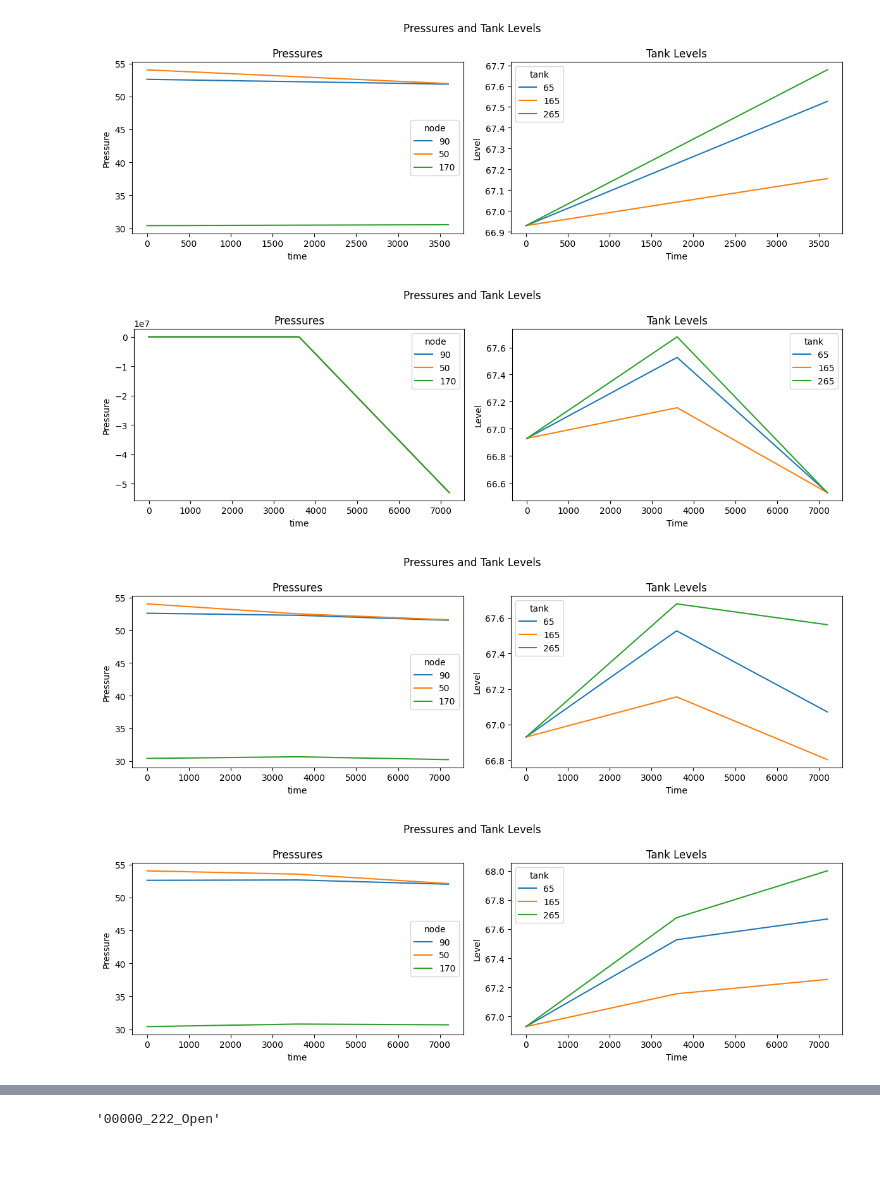
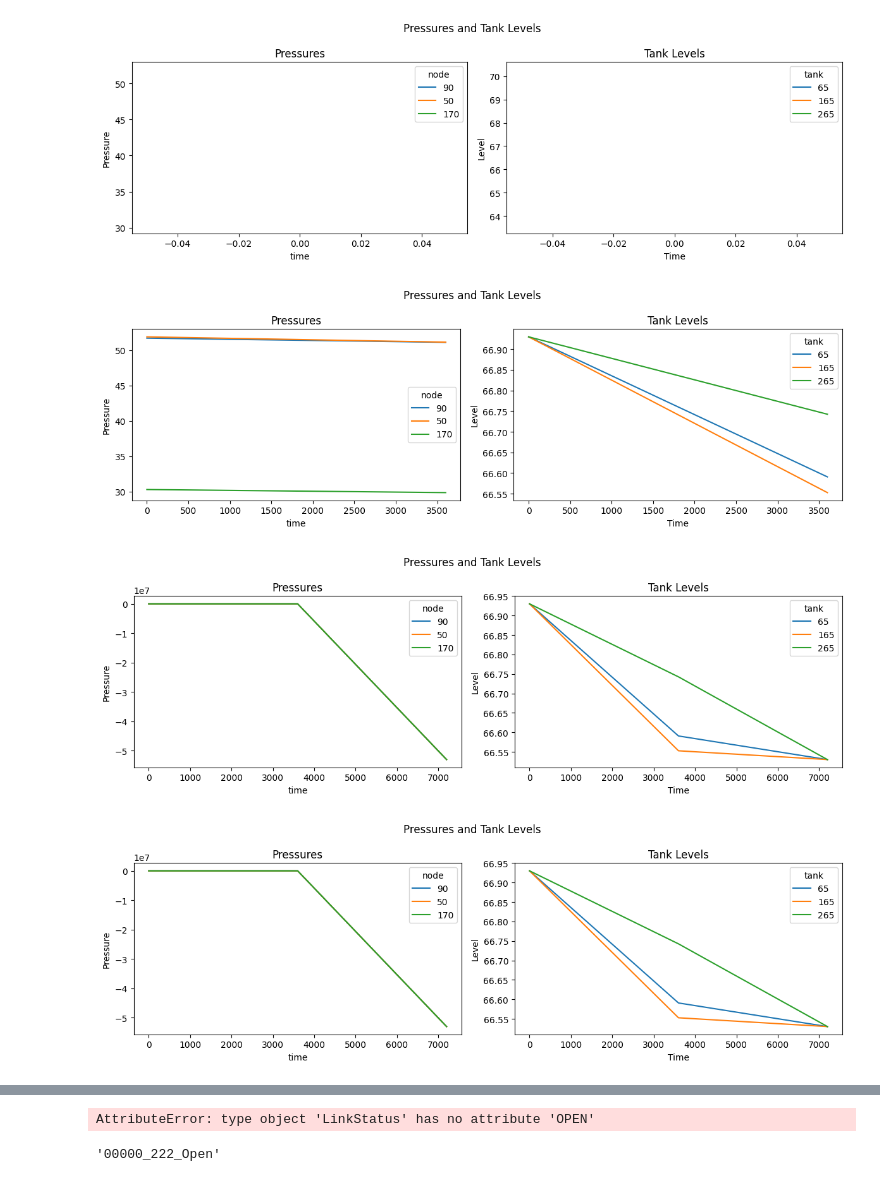
Before and after one commit to michaelsouza/rs_JESSICA, a Jupyter notebook: codes/bbsolver_test.ipynb, the cells around one changed output, grey strips where cells are left out. Saved outputs shown, nothing was run; the diff lists cells and outputs as text; code cells hidden in the pictures.

```diff
--- a/codes/bbsolver_test.ipynb
+++ b/codes/bbsolver_test.ipynb
@@ -87,43 +85,44 @@ def model_add_pump_control(wn: WaterNetworkModel, pump_name: str, status: LinkSt
     pump = wn.get_link(pump_name)
     threshold = time
     condition = TimeOfDayCondition(wn, Comparison.eq, threshold)
     action = ControlAction(target_obj=pump, attribute="status", value=status)
     control = Control(condition, then_action=action)
     wn.add_control(control_name, control)
     return control_name
 
 def model_clean_controls(wn: WaterNetworkModel):
     control_name_list = [control_name for control_name, _ in wn.controls()]
     for control_name in control_name_list:
         wn.remove_control(control_name)
 
 model_clean_controls(wn)
 control_name_list = []
-control_name_list.append(model_add_pump_control(wn, pump_name_list[0], LinkStatus.OPEN, 0))
-control_name_list.append(model_add_pump_control(wn, pump_name_list[1], LinkStatus.OPEN, 0))
-control_name_list.append(model_add_pump_control(wn, pump_name_list[2], LinkStatus.OPEN, 0))
+control_name_list.append(model_add_pump_control(wn, pump_name_list[0], LinkStatus.Opened, 0))
+# control_name_list.append(model_add_pump_control(wn, pump_name_list[1], LinkStatus.Opened, 0))
+# control_name_list.append(model_add_pump_control(wn, pump_name_list[2], LinkStatus.Opened, 0))
 
+sim_run(wn, 1800, True)
 sim_run(wn, 3600, True)
 
 wn_copy = deepcopy(wn)
 sim_run(wn_copy, 7200, True)
 
 wn_copy = deepcopy(wn)
-control_name_list.append(model_add_pump_control(wn_copy, pump_name_list[0], LinkStatus.OPEN, 3600))
+control_name_list.append(model_add_pump_control(wn_copy, pump_name_list[0], LinkStatus.Opened, 3600))
 sim_run(wn_copy, 7200, True)
 
 wn_copy = deepcopy(wn)
-control_name_list.append(model_add_pump_control(wn_copy, pump_name_list[0], LinkStatus.OPEN, 3600))
-control_name_list.append(model_add_pump_control(wn_copy, pump_name_list[1], LinkStatus.OPEN, 3600))
+control_name_list.append(model_add_pump_control(wn_copy, pump_name_list[0], LinkStatus.Opened, 3600))
+control_name_list.append(model_add_pump_control(wn_copy, pump_name_list[1], LinkStatus.Opened, 3600))
 sim_run(wn_copy, 7200, True)
 
 wn_copy = deepcopy(wn)
-control_name_list.append(model_add_pump_control(wn_copy, pump_name_list[0], LinkStatus.OPEN, 3600))
-control_name_list.append(model_add_pump_control(wn_copy, pump_name_list[1], LinkStatus.OPEN, 3600))
-control_name_list.append(model_add_pump_control(wn_copy, pump_name_list[2], LinkStatus.OPEN, 3600))
+control_name_list.append(model_add_pump_control(wn_copy, pump_name_list[0], LinkStatus.Opened, 3600))
+control_name_list.append(model_add_pump_control(wn_copy, pump_name_list[1], LinkStatus.Opened, 3600))
+control_name_list.append(model_add_pump_control(wn_copy, pump_name_list[2], LinkStatus.Opened, 3600))
 sim_run(wn_copy, 7200, True)
 # %% [output]
-[figure, old version]
+[figure, new version]
-[figure, old version]
+[figure, new version]
-[figure, old version]
+[figure, new version]
-[figure, old version]
+[figure, new version]
@@ -131,3 +131,11 @@ sim_run(wn_copy, 7200, True)
+# %%
+LinkStatus.OPEN
+LinkStatus.CLOSED
+LinkStatus.ACTIVE
+LinkStatus.CLOSED
+LinkStatus.OPEN
+# %% [output]
+AttributeError: type object 'LinkStatus' has no attribute 'OPEN'
 # %%
 control_name_list[0]
 # %% [output]
```
Also changed, not shown: parts of 2 cells of this notebook, 2 other files.
